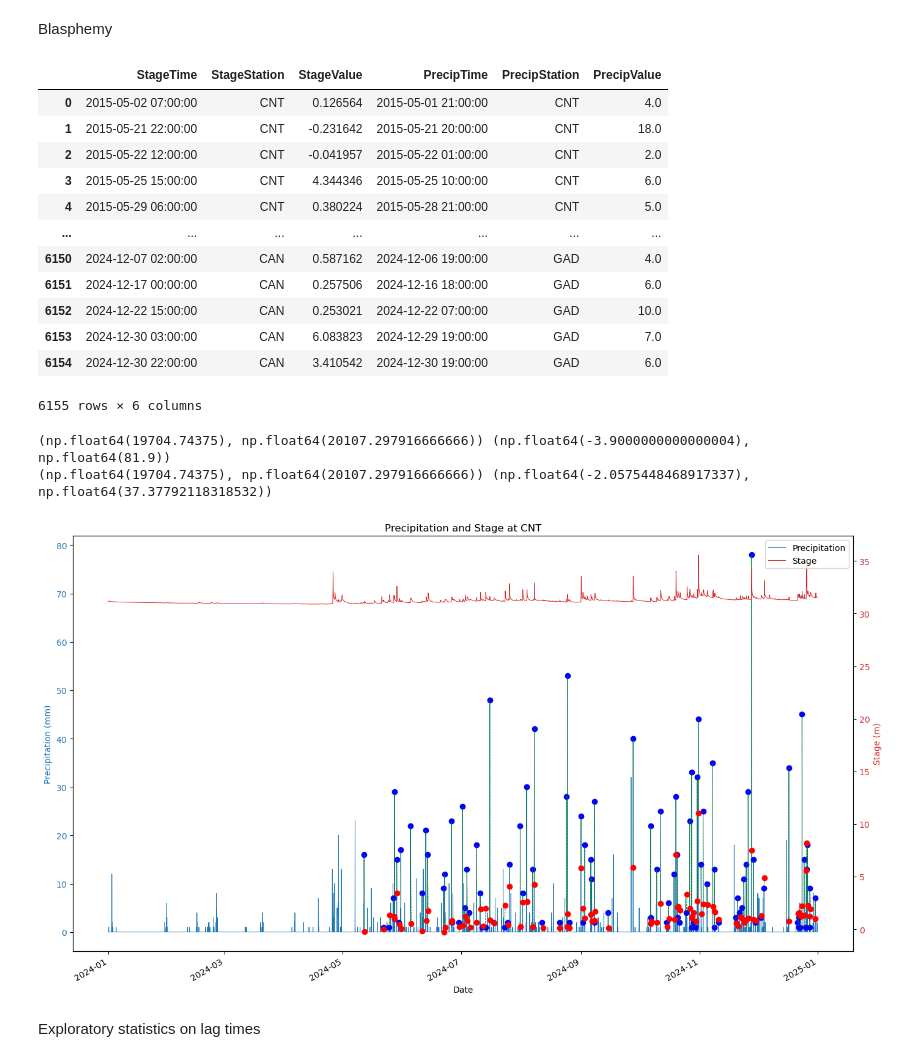
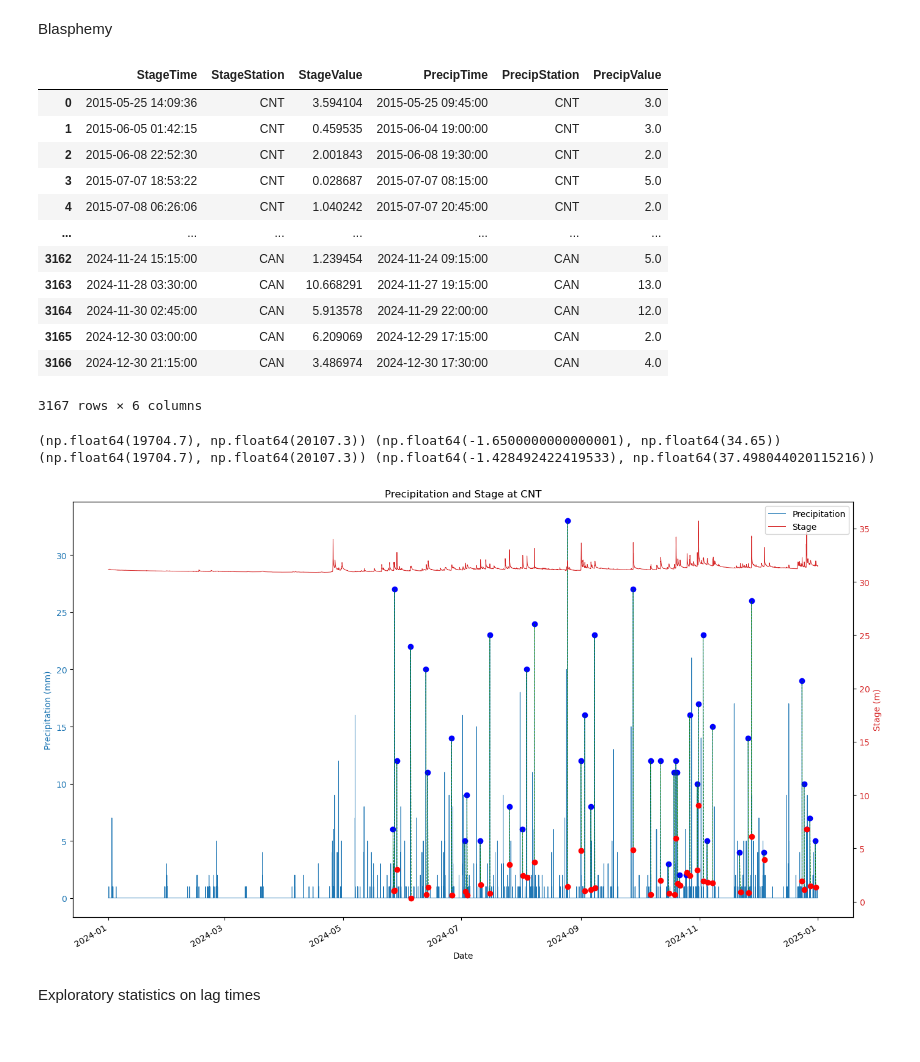
Before and after one commit to IanMalcolm1/PanamaLagWork, a Jupyter notebook: scripts/visualizations/visualizations.ipynb, the cells around one changed output. Saved outputs shown, nothing was run; the diff lists cells and outputs as text; code cells hidden in the pictures.

```diff
--- a/scripts/visualizations/visualizations.ipynb
+++ b/scripts/visualizations/visualizations.ipynb
@@ -26,21 +28,11 @@ stage_stations_df
 | 46 | Peluca | PEL | 45 | 658016 | 1037392 | 350.0 | 107.0 | 09 22 54.65 | ... |
 # %%
 # Hydro data
-precip_path = r'C:\Users\ianma\OneDrive - University of Redlands\GisCapstone\Data\hydro\precip_data\precip_hourly.csv'
-stage_path = r'C:\Users\ianma\OneDrive - University of Redlands\GisCapstone\Data\hydro\stage_data\river_stage_hourly.csv'
+precip_path = r'C:\Users\ianma\OneDrive - University of Redlands\GisCapstone\Data\hydro\precip_data\precip_15min.csv'
+stage_path = r'C:\Users\ianma\OneDrive - University of Redlands\GisCapstone\Data\hydro\stage_data\river_stage_par.csv'
 
-date_cols = ['Start of Interval (UTC)', 'End of Interval (UTC)']
-
-precip_df = pd.read_csv(precip_path, parse_dates=date_cols)
-stage_df = pd.read_csv(stage_path, parse_dates=date_cols)
-
-rename_cols = {
-    'Start of Interval (UTC)': 'Start',
-    'End of Interval (UTC)': 'End',
-}
-
-precip_df.rename(columns=rename_cols, inplace=True)
-stage_df.rename(columns=rename_cols, inplace=True)
+precip_df = hutils.read_precip_data(precip_path, single_time_col=False)
+stage_df = hutils.read_stage_data_og(stage_path, single_time_col=True)
 # %% [markdown]
 Set time range and station
 # %%
@@ -50,10 +42,10 @@ year = 2024
 start_date = pd.to_datetime(f"01-01-{year}", dayfirst=True)
 end_date = pd.to_datetime(f"01-01-{year+1}", dayfirst=True)
 # %%
-precip_mask = (precip_df['Start'] >= start_date) & (precip_df['End'] <= end_date) & (precip_df['Station Code'] == station_id)
+precip_mask = (precip_df['Time'] >= start_date) & (precip_df['Time'] <= end_date) & (precip_df['Station Code'] == station_id)
 clip_precip_df = precip_df[precip_mask]
 
-stage_mask = (stage_df['Start'] >= start_date) & (stage_df['End'] <= end_date) & (stage_df['Station Code'] == station_id)
+stage_mask = (stage_df['Time'] >= start_date) & (stage_df['Time'] <= end_date) & (stage_df['Station Code'] == station_id)
 clip_stage_df = stage_df[stage_mask]
 # %% [markdown]
 Graph precip and stage for a station
@@ -98,23 +90,23 @@ plt.show()
 # %% [markdown]
 Blasphemy
 # %%
-peakspath = r'C:\Users\ianma\OneDrive - University of Redlands\GisCapstone\Data\hydro\lag_data\norm_lag.csv'
+peakspath = r'C:\Users\ianma\OneDrive - University of Redlands\GisCapstone\Data\hydro\lag_data\lag_15min.csv'
 peaks_df = pd.read_csv(peakspath, parse_dates=['StageTime', 'PrecipTime'])
 peaks_df
 # %% [output]
 |  | StageTime | StageStation | StageValue | PrecipTime | PrecipStation | PrecipValue |
-| 0 | 2015-05-02 07:00:00 | CNT | 0.126564 | 2015-05-01 21:00:00 | CNT | 4.0 |
-| 1 | 2015-05-21 22:00:00 | CNT | -0.231642 | 2015-05-21 20:00:00 | CNT | 18.0 |
-| 2 | 2015-05-22 12:00:00 | CNT | -0.041957 | 2015-05-22 01:00:00 | CNT | 2.0 |
-| 3 | 2015-05-25 15:00:00 | CNT | 4.344346 | 2015-05-25 10:00:00 | CNT | 6.0 |
-| 4 | 2015-05-29 06:00:00 | CNT | 0.380224 | 2015-05-28 21:00:00 | CNT | 5.0 |
+| 0 | 2015-05-25 14:09:36 | CNT | 3.594104 | 2015-05-25 09:45:00 | CNT | 3.0 |
+| 1 | 2015-06-05 01:42:15 | CNT | 0.459535 | 2015-06-04 19:00:00 | CNT | 3.0 |
+| 2 | 2015-06-08 22:52:30 | CNT | 2.001843 | 2015-06-08 19:30:00 | CNT | 2.0 |
+| 3 | 2015-07-07 18:53:22 | CNT | 0.028687 | 2015-07-07 08:15:00 | CNT | 5.0 |
+| 4 | 2015-07-08 06:26:06 | CNT | 1.040242 | 2015-07-07 20:45:00 | CNT | 2.0 |
 | ... | ... | ... | ... | ... | ... | ... |
-| 6150 | 2024-12-07 02:00:00 | CAN | 0.587162 | 2024-12-06 19:00:00 | GAD | 4.0 |
-| 6151 | 2024-12-17 00:00:00 | CAN | 0.257506 | 2024-12-16 18:00:00 | GAD | 6.0 |
-| 6152 | 2024-12-22 15:00:00 | CAN | 0.253021 | 2024-12-22 07:00:00 | GAD | 10.0 |
-| 6153 | 2024-12-30 03:00:00 | CAN | 6.083823 | 2024-12-29 19:00:00 | GAD | 7.0 |
-| 6154 | 2024-12-30 22:00:00 | CAN | 3.410542 | 2024-12-30 19:00:00 | GAD | 6.0 |
+| 3162 | 2024-11-24 15:15:00 | CAN | 1.239454 | 2024-11-24 09:15:00 | CAN | 5.0 |
+| 3163 | 2024-11-28 03:30:00 | CAN | 10.668291 | 2024-11-27 19:15:00 | CAN | 13.0 |
+| 3164 | 2024-11-30 02:45:00 | CAN | 5.913578 | 2024-11-29 22:00:00 | CAN | 12.0 |
+| 3165 | 2024-12-30 03:00:00 | CAN | 6.209069 | 2024-12-29 17:15:00 | CAN | 2.0 |
+| 3166 | 2024-12-30 21:15:00 | CAN | 3.486974 | 2024-12-30 17:30:00 | CAN | 4.0 |
-6155 rows × 6 columns
+3167 rows × 6 columns
 # %%
 peaks_mask = (peaks_df['StageTime'] >= start_date) & (peaks_df['StageTime'] <= end_date) & (peaks_df['StageStation'] == station_id)
 clip_peaks_df = peaks_df[peaks_mask]
@@ -128,14 +120,14 @@ fig, precip_ax = plt.subplots(figsize=(14, 8))
 color = 'tab:blue'
 precip_ax.set_xlabel('Date')
 precip_ax.set_ylabel('Precipitation (mm)', color=color)
-precip_ax.plot(clip_precip_df['End'], clip_precip_df['Value'], color=color, linewidth=0.7, label='Precipitation')
+precip_ax.plot(clip_precip_df['Time'], clip_precip_df['Value'], color=color, linewidth=0.7, label='Precipitation')
 precip_ax.tick_params(axis='y', labelcolor=color)
 
 # Create second y-axis for stage data
 stage_ax = precip_ax.twinx()
 color = 'tab:red'
 stage_ax.set_ylabel('Stage (m)', color=color)
-stage_ax.plot(clip_stage_df['End'], clip_stage_df['Value'], color=color, linewidth=0.7, label='Stage')
+stage_ax.plot(clip_stage_df['Time'], clip_stage_df['Value'], color=color, linewidth=0.7, label='Stage')
 stage_ax.tick_params(axis='y', labelcolor=color)
 
 # Plot peaks points
@@ -154,36 +146,36 @@ for row in clip_peaks_df.itertuples():
     )
     precip_display = precip_ax.transLimits.transform(
         (mdates.date2num(row.PrecipTime), row.PrecipValue)
     )
 
     # Convert back to precip_ax data coordinates
     # I realize doing these steps for stage is redundant, but it illustrates the process
     stage_ax1 = precip_ax.transLimits.inverted().transform(stage_display)
     precip_ax1 = precip_ax.transLimits.inverted().transform(precip_display)
 
     xs = [stage_ax1[0], precip_ax1[0]]
     ys = [stage_ax1[1], precip_ax1[1]]
 
     precip_ax.plot(xs, ys, 'g--', linewidth=0.7)
 
 # Create combined legend
 lines1, labels1 = precip_ax.get_legend_handles_labels()
 lines2, labels2 = stage_ax.get_legend_handles_labels()
 stage_ax.legend(lines1 + lines2, labels1 + labels2, loc='upper right')
 
 # Add title
 plt.title(f'Precipitation and Stage at {station_id}')
 
 # Format the x-axis to show dates nicely
 fig.autofmt_xdate()
 plt.tight_layout()
 
 # Show the plot
 plt.show()
 # %% [output]
-(np.float64(19704.74375), np.float64(20107.297916666666)) (np.float64(-3.9000000000000004), np.float64(81.9))
-(np.float64(19704.74375), np.float64(20107.297916666666)) (np.float64(-2.0575448468917337), np.float64(37.37792118318532))
+(np.float64(19704.7), np.float64(20107.3)) (np.float64(-1.6500000000000001), np.float64(34.65))
+(np.float64(19704.7), np.float64(20107.3)) (np.float64(-1.428492422419533), np.float64(37.498044020115216))
-[figure, old version]
+[figure, new version]
 # %% [markdown]
 Exploratory statistics on lag times
 # %%
```
Also changed, not shown: parts of 10 cells of this notebook, 11 other files.
